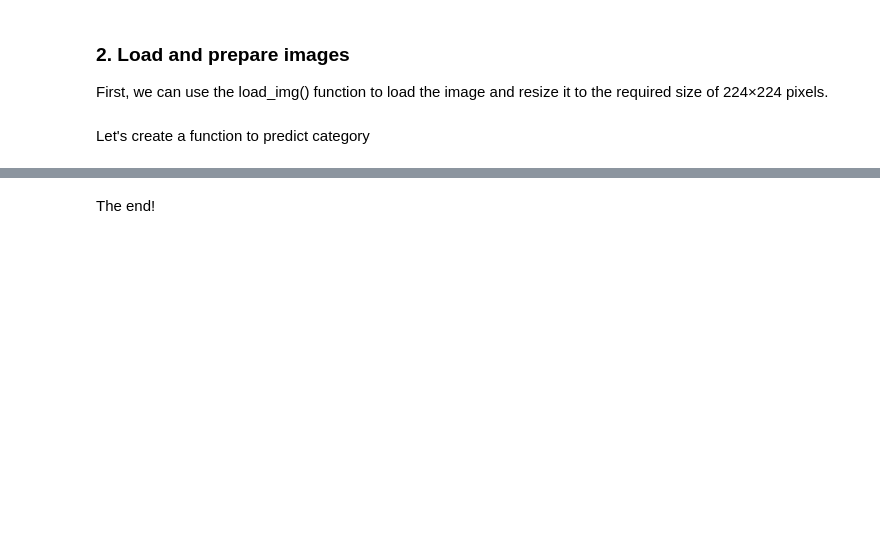
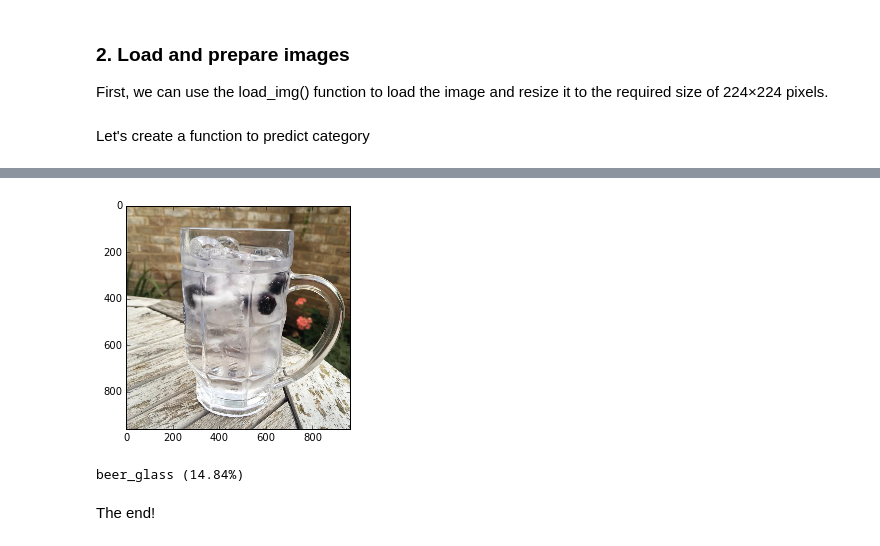
Before and after one commit to galiya/DeepLearningPonies, a Jupyter notebook: 3.1 Transfer Learning (pre-trained CNNs) - Single images.ipynb, the cells around one changed output, grey strips where cells are left out. Drawn from its saved outputs; the diff is of its cells as text; code cells hidden in the pictures; blank space fills up the shorter version.

```diff
--- a/3.1 Transfer Learning (pre-trained CNNs) - Single images.ipynb
+++ b/3.1 Transfer Learning (pre-trained CNNs) - Single images.ipynb
@@ -99,2 +100,9 @@ suspension_bridge (94.79%)
+# %%
+img_path = os.path.join(img_folder,'Brockmans.jpg')  #Brockmans
+display_image(img_path)
+predict_image(img_path, conv_base)
+# %% [output]
+[figure, added]
+beer_glass (14.84%)
 # %% [markdown]
 The end!
```
Also changed, not shown: parts of 3 cells of this notebook, 5 other files.
